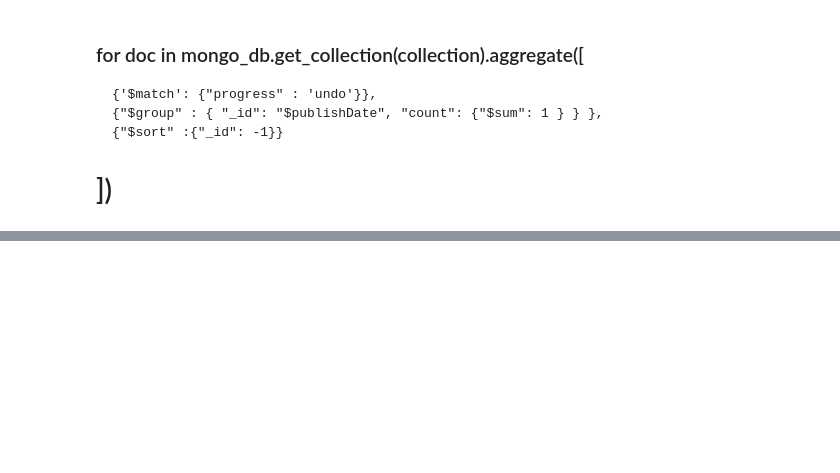
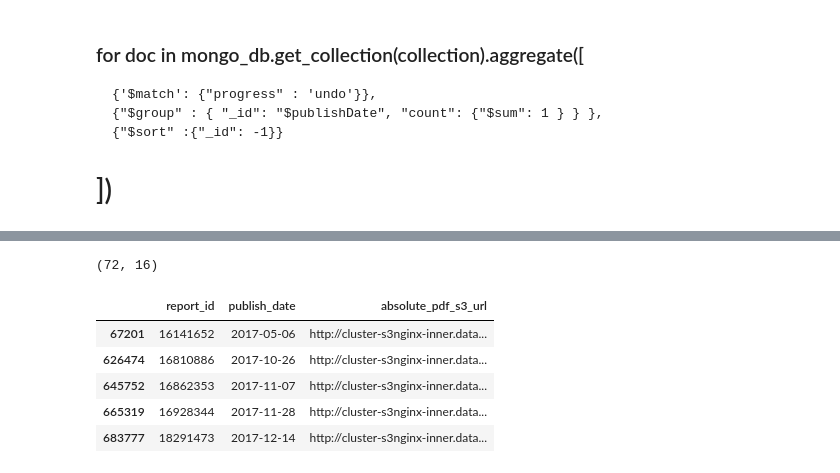
Before and after one commit to Sugeei/python-practice, a Jupyter notebook: jupyter_notebook/html-converter.ipynb, the cells around one changed output, grey strips where cells are left out. Drawn from its saved outputs; the diff is of its cells as text; code cells hidden in the pictures; blank space fills up the shorter version.

```diff
--- a/jupyter_notebook/html-converter.ipynb
+++ b/jupyter_notebook/html-converter.ipynb
@@ -1257,0 +1299,3 @@ plt.show()
+# %%
+sql = "select * from bigdata.report_htmls where publish_date > '2017-01-01' and publish_date < '2018-01-01'"
+df = pd.read_sql(sql, bigdata_conn)
@@ -1257,0 +1311,19 @@ plt.show()
+# %%
+subdf = df[~df.absolute_pdf_s3_url.isnull()]
+# %%
+subdf = subdf.sort_values('publish_date').drop_duplicates('zs_auto_category', keep='last')
+# %%
+subdf.shape
+# %% [output]
+(72, 16)
+# %%
+resdf = subdf[['report_id','publish_date','absolute_pdf_s3_url']]
+# %%
+resdf.head()
+# %% [output]
+|  | report_id | publish_date | absolute_pdf_s3_url |
+| 67201 | 16141652 | 2017-05-06 | http://cluster-s3nginx-inner.data... |
+| 626474 | 16810886 | 2017-10-26 | http://cluster-s3nginx-inner.data... |
+| 645752 | 16862353 | 2017-11-07 | http://cluster-s3nginx-inner.data... |
+| 665319 | 16928344 | 2017-11-28 | http://cluster-s3nginx-inner.data... |
+| 683777 | 18291473 | 2017-12-14 | http://cluster-s3nginx-inner.data... |
```
Also changed, not shown: parts of 5 cells of this notebook, 25 other files.
